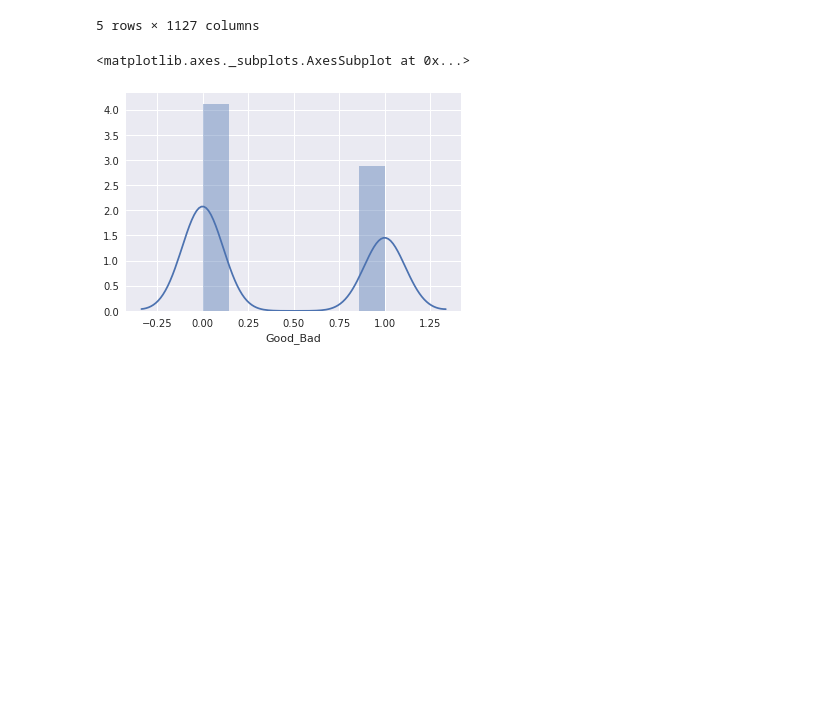
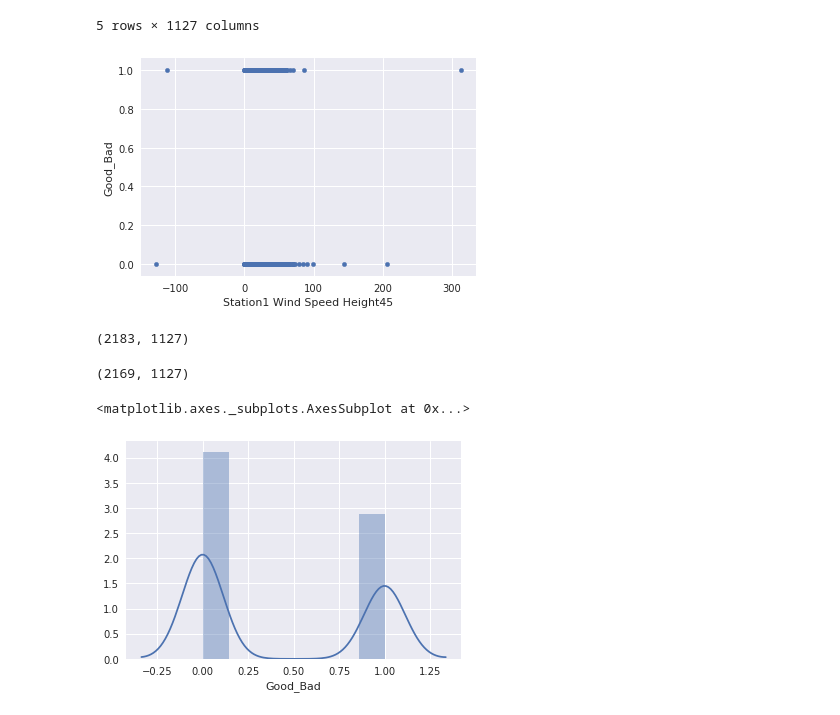
Before and after one commit to anu0012/Machine-Learning-Codesprint---Euristica-18, a Jupyter notebook: flight_predictor_data/notebook.ipynb, the cells around one changed output. Saved outputs shown, nothing was run; the diff lists cells and outputs as text; code cells hidden in the pictures; blank space fills up the shorter version.

```diff
--- a/flight_predictor_data/notebook.ipynb
+++ b/flight_predictor_data/notebook.ipynb
@@ -66,12 +61,0 @@ Let's create some more features.
-# %%
-columns = flight_train.columns[flight_train.columns.str.endswith('totalDistance')]
-
-flight_train['TOTAL_DISTANCE_FOR_ALL_SPOTS'] = flight_train[columns].sum(axis=1)
-# %%
-columns = flight_train.columns[flight_train.columns.str.endswith('maxDistance')]
-
-flight_train['TOTAL_MAX_DISTANCE_FOR_ALL_SPOTS'] = flight_train[columns].sum(axis=1)
-# %%
-flight_train['AVERAGE_DISTANCE'] = flight_train['TOTAL_DISTANCE_FOR_ALL_SPOTS']/288
-flight_train['AVERAGE_FLIGHTS'] = flight_train['TOTAL_FLIGHTS_FOR_ALL_SPOTS']/288
-flight_train['AVERAGE_MAX_DISTANCE'] = flight_train['TOTAL_MAX_DISTANCE_FOR_ALL_SPOTS']/288
@@ -125,6 +73,31 @@ weather_train.head()
 | 3 | 4 | 0.249462 | -0.153846 | -1.998723 | -3.843600 | ... |
 | 4 | 5 | 2.827496 | 2.179510 | 1.599225 | 1.211628 | ... |
 5 rows × 1127 columns
+# %%
+#scatter plot
+var = 'Station1 Wind Speed Height45'
+data = pd.concat([weather_train['Good_Bad'], weather_train[var]], axis=1)
+data.plot.scatter(x=var, y='Good_Bad');
+# %% [output]
+[figure, added]
+# %%
+weather_train.shape
+# %% [output]
+(2183, 1127)
+# %%
+#remove outliers
+# 1. Negative wind speeds
+columns = weather_train.columns[weather_train.columns.str.contains('Wind Speed')]
+for i in columns:
+    weather_train = weather_train[weather_train[i] >= 0]
+
+# 2. Pressure at height 45
+columns = weather_train.columns[weather_train.columns.str.contains('Pressure Height45')]
+for i in columns:
+    weather_train = weather_train[(weather_train[i] >= 500) & (weather_train[i] <= 600)]
+weather_train.shape
+# %% [output]
+(2169, 1127)
 # %%
 sns.distplot(weather_train['Good_Bad'])
 # %% [output]
```
Also changed, not shown: parts of 11 cells of this notebook, 1 other file.
